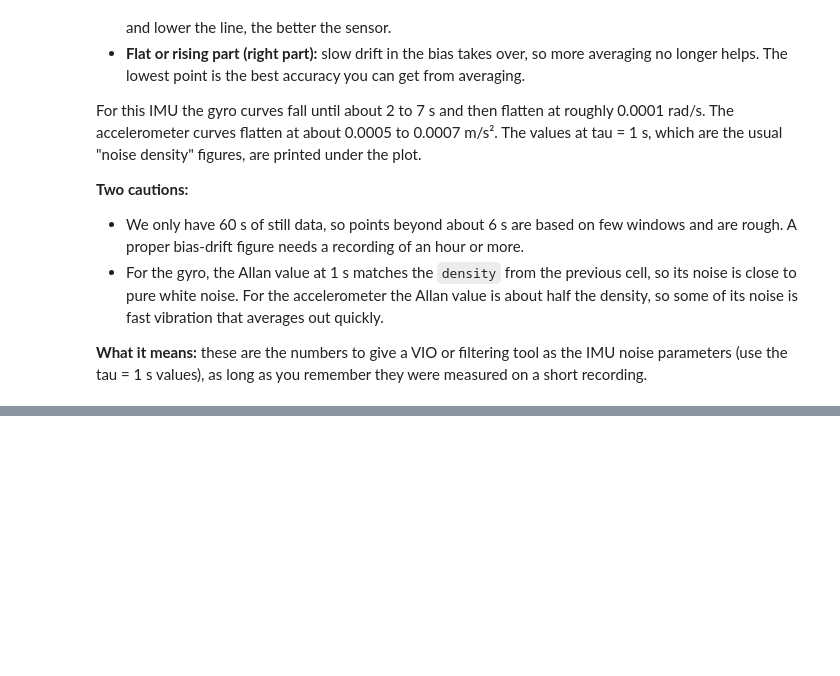
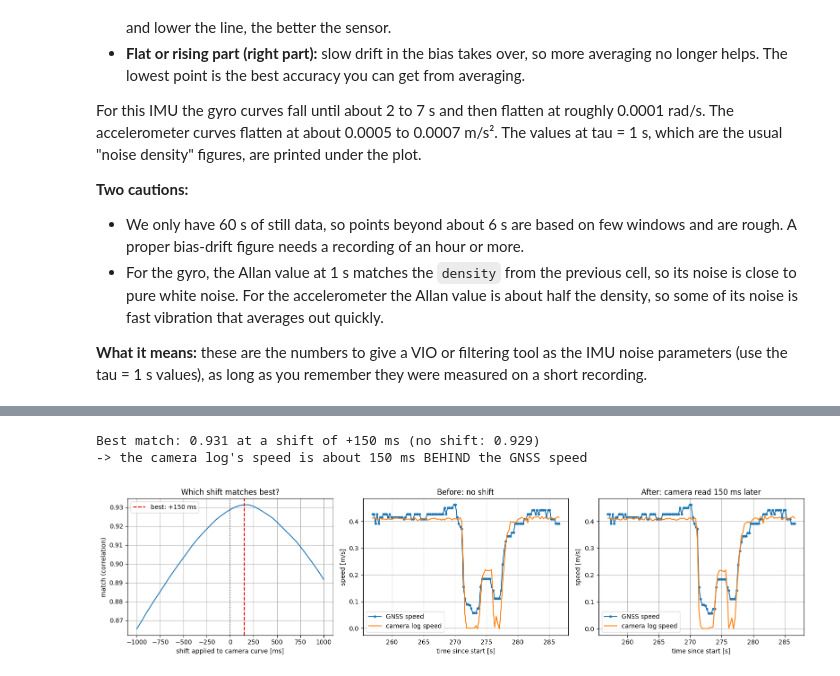
Before and after one commit to Coolguy4123/ASL_VIO, a Jupyter notebook: DataPreprocess.ipynb, the cells around one changed output, grey strips where cells are left out. Drawn from its saved outputs; the diff is of its cells as text; code cells hidden in the pictures; blank space fills up the shorter version.

```diff
--- a/DataPreprocess.ipynb
+++ b/DataPreprocess.ipynb
@@ -521,0 +651,57 @@ These values are for this episode. They come from one 60 s still stretch, so tre
+# %%
+# ---- Step 3c: second opinion using GNSS speed ----------------------------------------
+# The GNSS receiver is a different sensor from the IMU, so it makes a good independent
+# check. We turn its positions into a speed and compare it with the camera log's speed.
+EARTH_RADIUS_M = 6_371_000
+
+fixed = gnss[gnss["has_fix"]].reset_index(drop=True)          # only rows with a position
+lat, lon = np.radians(fixed["latitude"]), np.radians(fixed["longitude"])
+
+# Distance between neighbouring positions (flat-earth approximation, fine for metres)
+north_m = np.diff(lat) * EARTH_RADIUS_M
+east_m = np.diff(lon) * EARTH_RADIUS_M * np.cos(lat[:-1])
+dt_s = np.diff(fixed["t_s"])
+gnss_speed = pd.Series(np.hypot(north_m, east_m) / dt_s)
+gnss_speed_t = (fixed["t_s"][:-1].values + fixed["t_s"][1:].values) / 2   # time between the two fixes
+
+# A few positions jump by tens of metres, which would give a crazy speed.
+# A rolling median (middle value of 9 readings) ignores such jumps.
+gnss_speed = gnss_speed.rolling(9, center=True, min_periods=3).median().values
+
+use = (gnss_speed_t > SKIP_START_S) & (gnss_speed_t < 590)     # same driving period as before
+
+def camera_speed_at(times):
+    return np.interp(times, cam["t_s"].values, cam["speed_mps"].values)
+
+shifts_s = np.arange(-1.0, 1.001, 0.05)
+match = np.array([np.corrcoef(gnss_speed[use], camera_speed_at(gnss_speed_t[use] + s))[0, 1] for s in shifts_s])
+gnss_shift_s = shifts_s[match.argmax()]
+print(f"Best match: {match.max():.3f} at a shift of {gnss_shift_s * 1000:+.0f} ms "
+      f"(no shift: {match[np.argmin(np.abs(shifts_s))]:.3f})")
+print(f"-> the camera log's speed is about {gnss_shift_s * 1000:.0f} ms BEHIND the GNSS speed")
+
+fig, axes = plt.subplots(1, 3, figsize=(16, 4))
+axes[0].plot(shifts_s * 1000, match)
+axes[0].axvline(gnss_shift_s * 1000, color="red", ls="--", label=f"best: {gnss_shift_s * 1000:+.0f} ms")
+axes[0].axvline(0, color="gray", ls=":")
+axes[0].set_xlabel("shift applied to camera curve [ms]")
+axes[0].set_ylabel("match (correlation)")
+axes[0].set_title("Which shift matches best?")
+axes[0].legend()
+
+# zoom: a 30 s window around a stop (where the speed drops to 0)
+stop_time = cam.loc[(cam["t_s"] > 250) & (cam["t_s"] < 330) & (cam["speed_mps"] < 0.05), "t_s"].iloc[0]
+zoom = (gnss_speed_t > stop_time - 15) & (gnss_speed_t < stop_time + 15)
+for ax, shift, title in [(axes[1], 0.0, "Before: no shift"), (axes[2], gnss_shift_s, f"After: camera read {gnss_shift_s * 1000:.0f} ms later")]:
+    ax.plot(gnss_speed_t[zoom], gnss_speed[zoom], ".-", label="GNSS speed")
+    ax.plot(gnss_speed_t[zoom], camera_speed_at(gnss_speed_t[zoom] + shift), label="camera log speed")
+    ax.set_xlabel("time since start [s]")
+    ax.set_ylabel("speed [m/s]")
+    ax.set_title(title)
+    ax.legend()
+plt.tight_layout()
+plt.show()
+# %% [output]
+Best match: 0.931 at a shift of +150 ms (no shift: 0.929)
+-> the camera log's speed is about 150 ms BEHIND the GNSS speed
+[figure, added]
```
Also changed, not shown: parts of 20 cells of this notebook.
